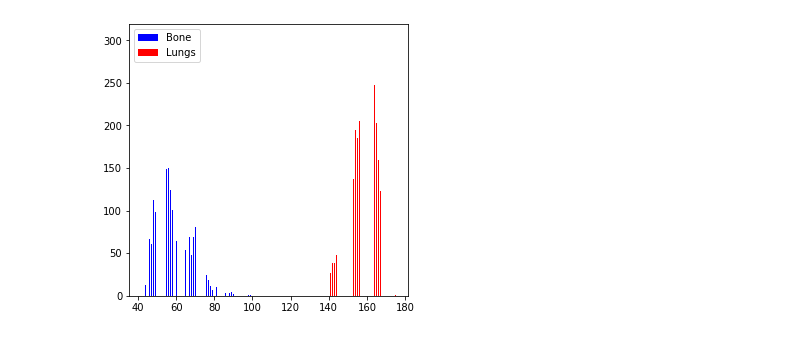
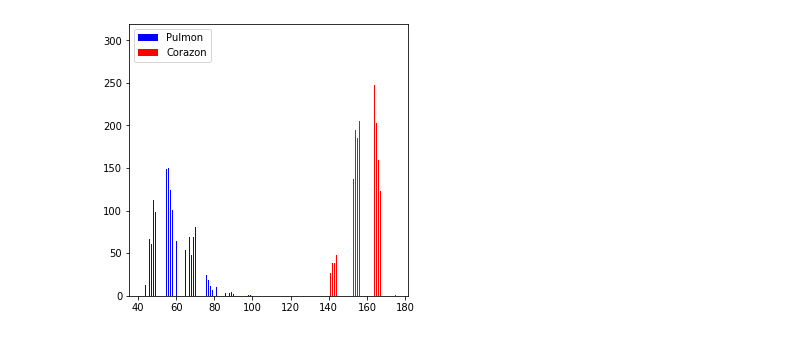
Before and after one commit to fabianvillarreal/cvfabian, a Jupyter notebook: Practica1.ipynb, the cells around one changed output. Cells and saved outputs as stored; diff of their text form; code cells hidden in the pictures.

```diff
--- a/Practica1.ipynb
+++ b/Practica1.ipynb
@@ -24,0 +9,5 @@ heart_y = [600,650]
+# %%
+# Aqui estamos guardando en una variable la imagen medica
+imagen_medica = imread('chest_xray_1.png')
+#mostramos la imagen
+imshow(imagen_medica)
@@ -25,8 +17,16 @@ heart_y = [600,650]
+# %%
+#Coordenadas x del pulmon
+pulmon_x = [210,265]
+#Coordenadas de y del pulmon
+pulmon_y = [380,430]
+
+corazon_x = [515,600]
+corazon_y = [600,650]
 # %%
 plt.figure(figsize=(5,5))
-plt.hist(chest_xray_1[lung_y[0]:lung_y[1],lung_x[0]:lung_x[1]].ravel(),bins =256,color='blue')
-plt.hist(chest_xray_1[heart_y[0]:heart_y[1],heart_x[0]:heart_x[1]].ravel(),bins=256,color='red')
-plt.legend(['Bone','Lungs','Heart'])
+plt.hist(imagen_medica[pulmon_y[0]:pulmon_y[1],pulmon_x[0]:pulmon_x[1]].ravel(),bins =256,color='blue')
+plt.hist(imagen_medica[corazon_y[0]:corazon_y[1],corazon_x[0]:corazon_x[1]].ravel(),bins =256,color='red')
+plt.legend(['Pulmon','Corazon'])
 plt.show()
 # %% [output]
-[figure, old version]
+[figure, new version]
```
Also changed, not shown: parts of 3 cells of this notebook.
